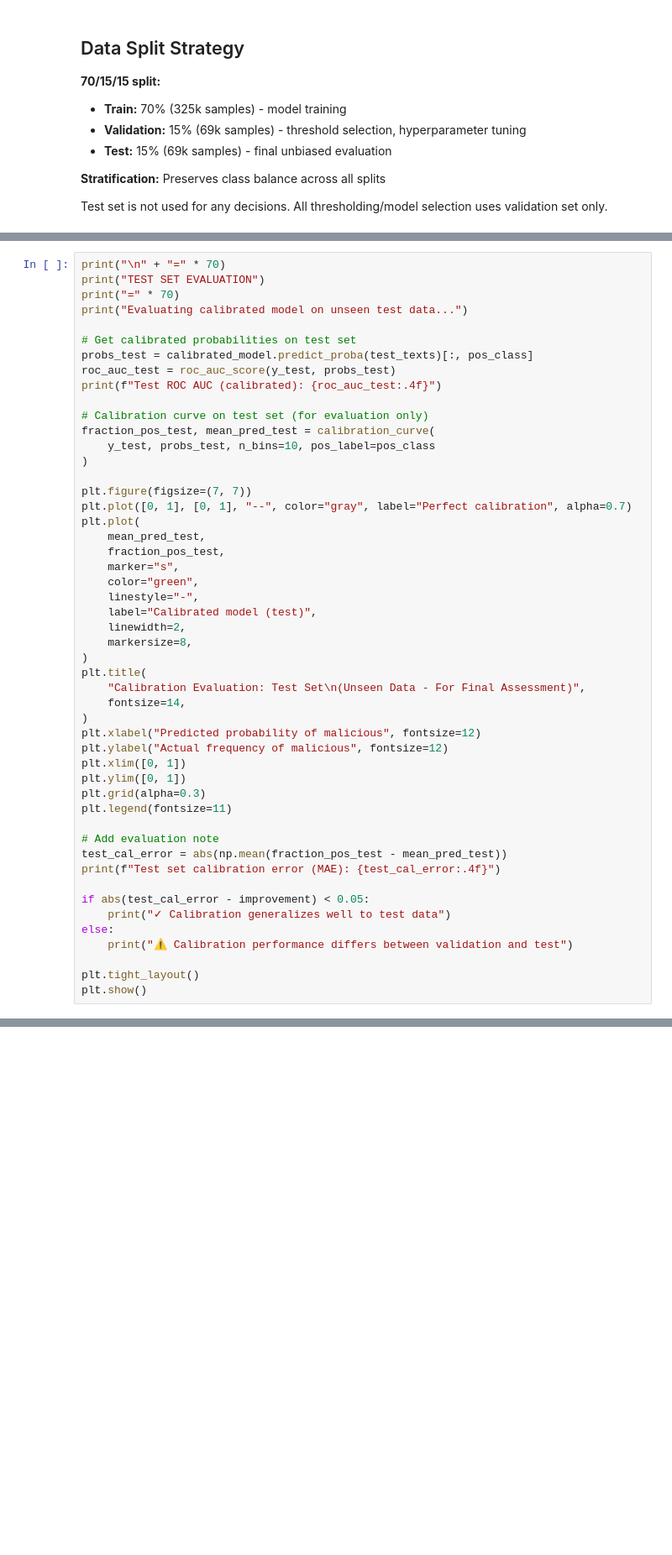
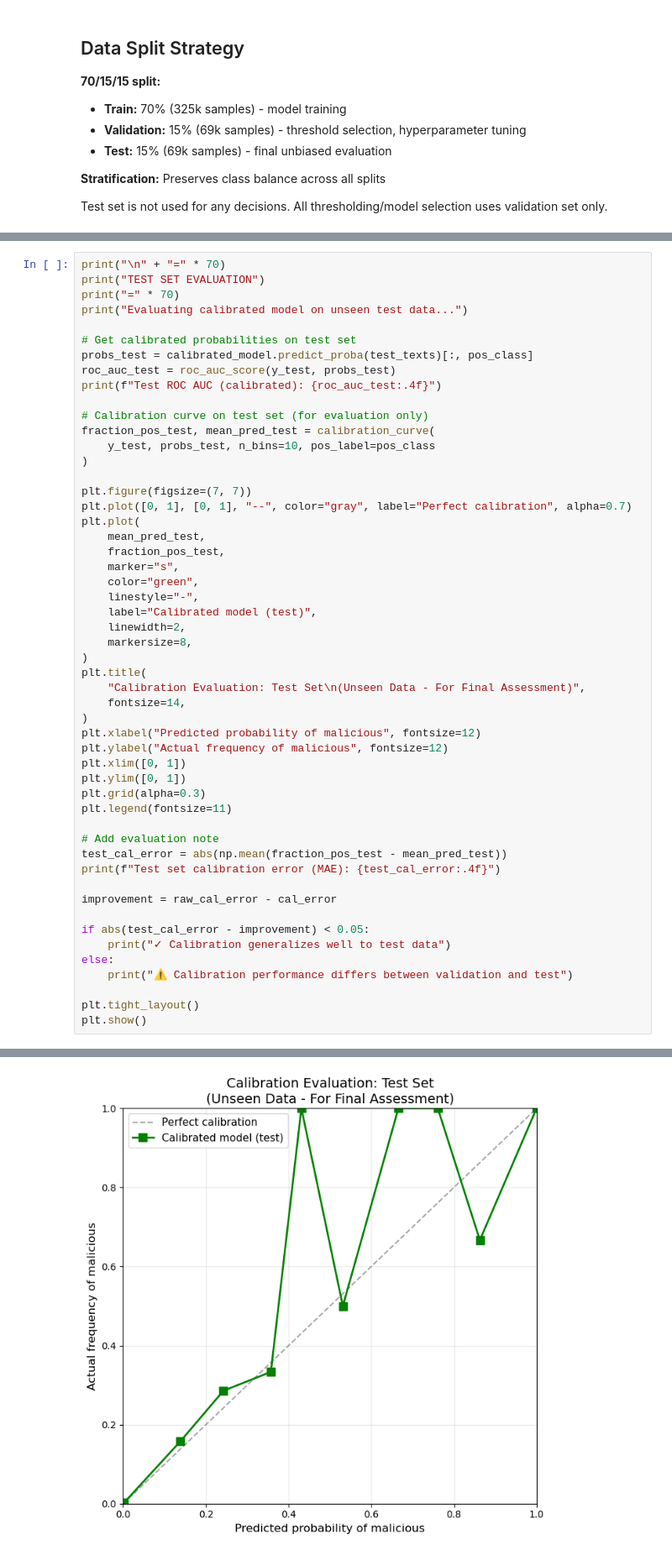
Before and after one commit to junwenleong/malicious-content-detection-system, a Jupyter notebook: notebooks/malicious_content_detection_analysis.ipynb, the cells around one changed output, grey strips where cells are left out. Shown at 84% size. Saved outputs shown, nothing was run; the diff lists cells and outputs as text; blank space fills up the shorter version.

```diff
--- a/notebooks/malicious_content_detection_analysis.ipynb
+++ b/notebooks/malicious_content_detection_analysis.ipynb
@@ -342,6 +395,8 @@ plt.legend(fontsize=11)
 test_cal_error = abs(np.mean(fraction_pos_test - mean_pred_test))
 print(f"Test set calibration error (MAE): {test_cal_error:.4f}")
 
+improvement = raw_cal_error - cal_error
+
 if abs(test_cal_error - improvement) < 0.05:
     print("✓ Calibration generalizes well to test data")
 else:
@@ -349,3 +404,4 @@ else:
 
 plt.tight_layout()
 plt.show()
+# %% [output]
@@ -352,3 +415,4 @@ plt.show()
+[figure, added]
 # %%
 print("\n" + "=" * 70)
 print("THRESHOLD SELECTION FOR DEPLOYMENT")
```
Also changed, not shown: parts of 15 cells of this notebook, 16 other files.
